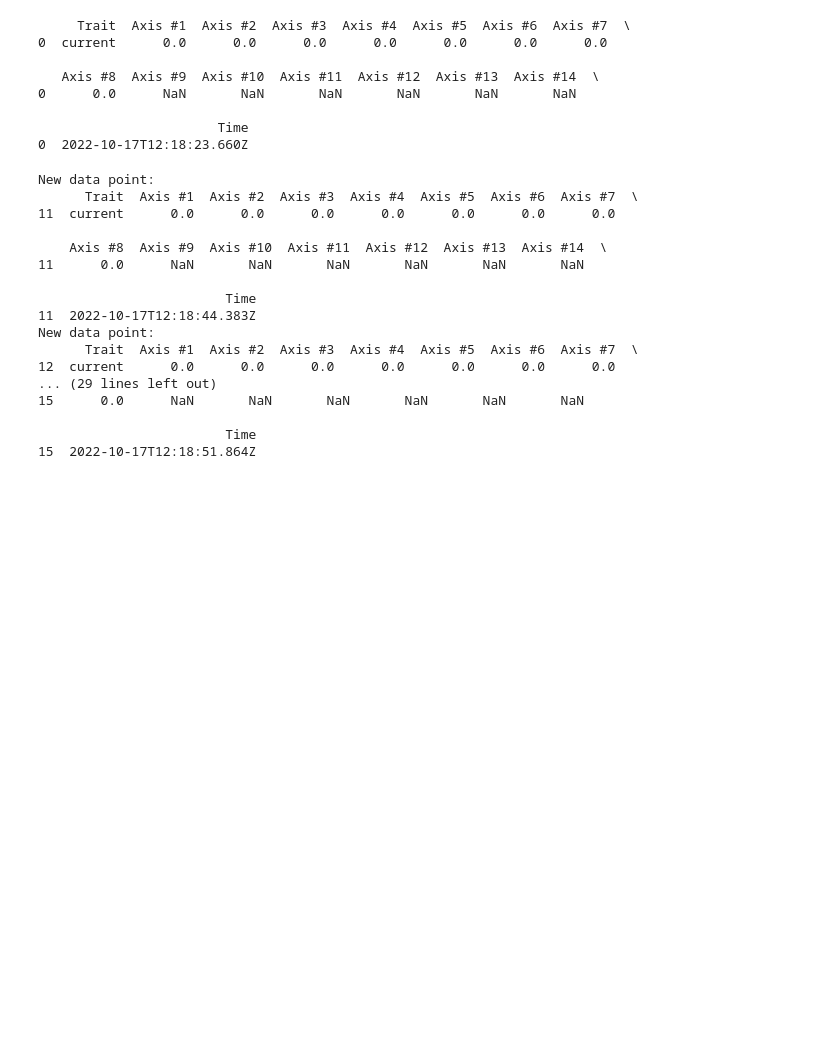
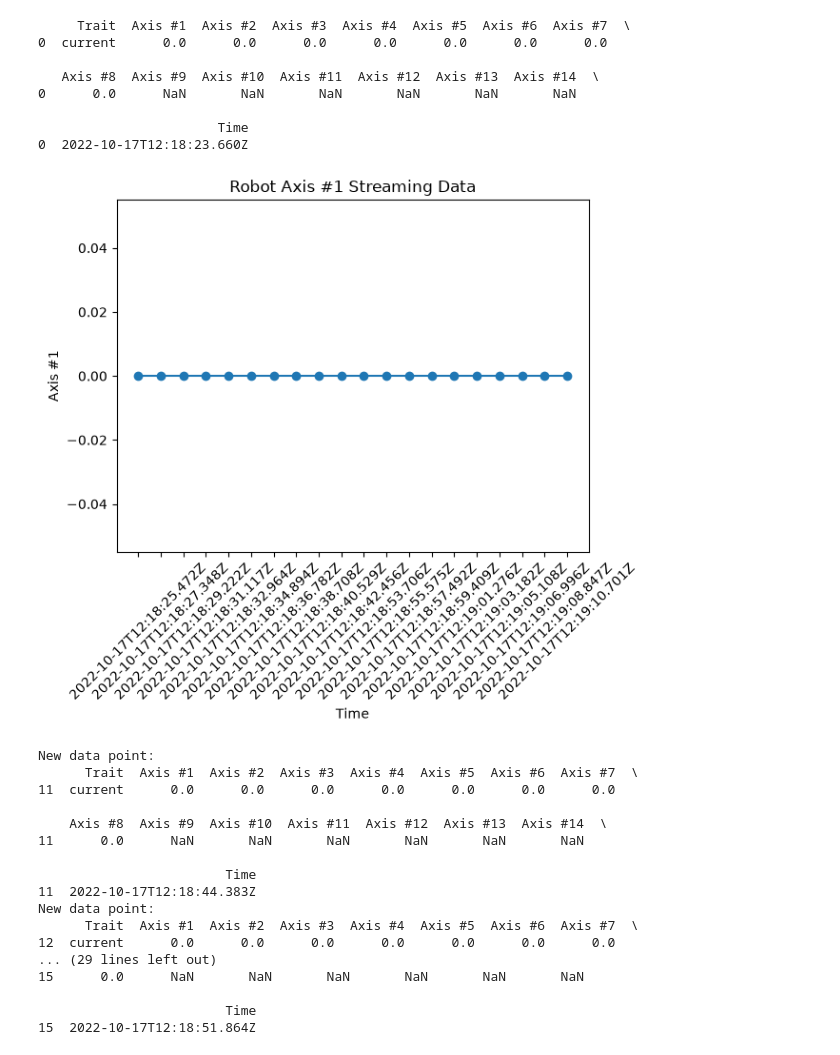
Before and after one commit to PreethiVNair/DataStreamVisualization_Workshop, a Jupyter notebook: src/streaming.ipynb, the cells around one changed output. Cells and saved outputs as stored; diff of their text form; code cells hidden in the pictures; blank space fills up the shorter version.

```diff
--- a/src/streaming.ipynb
+++ b/src/streaming.ipynb
@@ -27,22 +31,36 @@ print(data_point)
 0  2022-10-17T12:18:23.660Z
 # %%
 import time
+
 
 for i in range(10):
 
     data_point = ss.nextDataPoint()
 
     if data_point is None:
         break
 
     print("New data point:")
     print(data_point)
 
-    # Pass the data to the dashboard
+    # Open database connection
+    db = Database()
+
+    # Create table if needed
+    db.createTable(data_point)
+
+    # Insert the new record
+    db.insertDataPoint(data_point)
+
+    # Update dashboard
     dashboard.updateDashboard(data_point)
 
+    # Close database connection
+    db.connection.close()
     # Wait 2 seconds before reading the next record
     time.sleep(2)
+# %% [output]
+[figure, added]
 # %%
 import time
 
```
Also changed, not shown: parts of 2 cells of this notebook, 8 other files.
